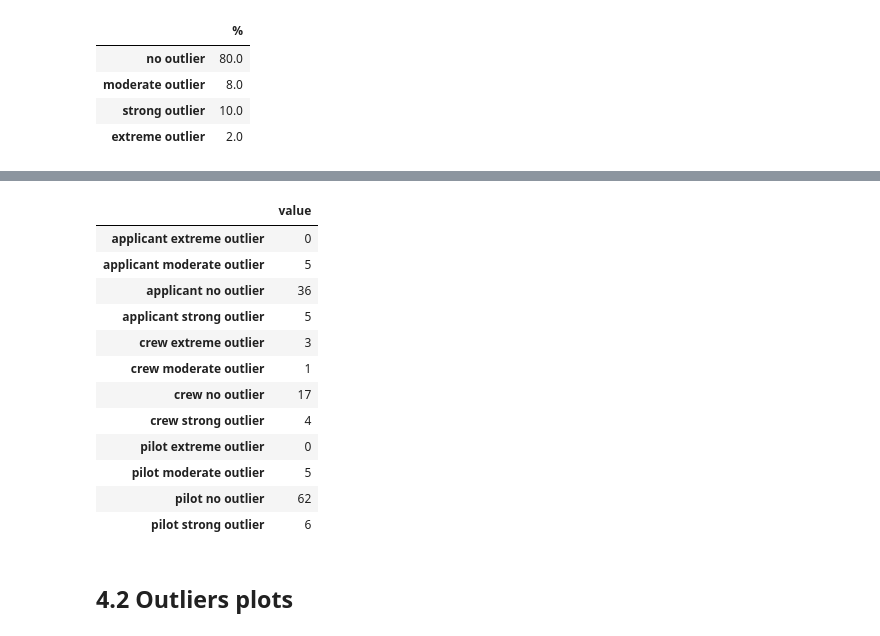
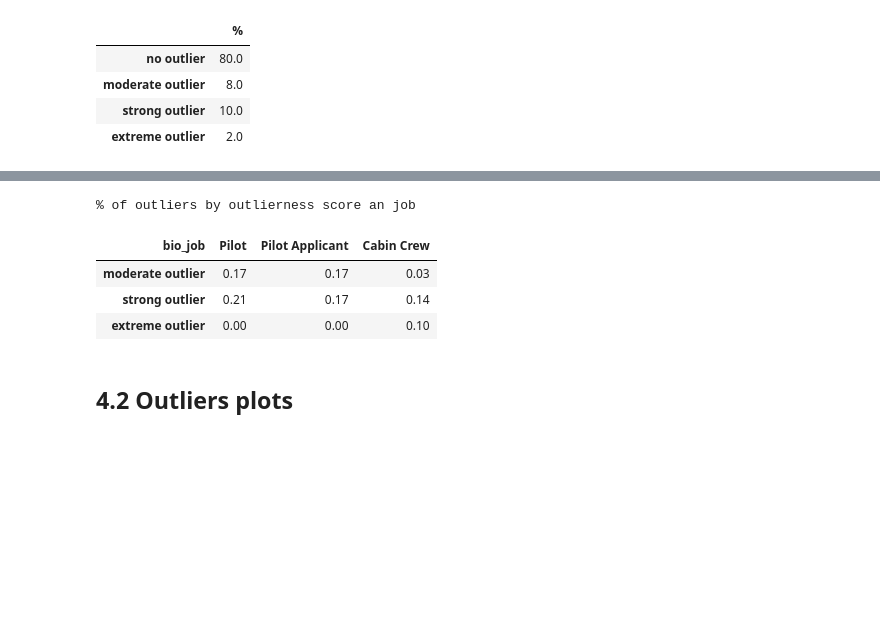
Before and after one commit to alkaest2002/mhsc, a Jupyter notebook: analysis.ipynb, the cells around one changed output, grey strips where cells are left out. Drawn from its saved outputs; the diff is of its cells as text; code cells hidden in the pictures; blank space fills up the shorter version.

```diff
--- a/analysis.ipynb
+++ b/analysis.ipynb
@@ -404,39 +410,31 @@ grouping = [
-# %%
-outliers_columns = [f"outlier_{o}" for o in ["sentinel","uniqueness","isof_items", "isof_parts"]]
-
-outlier_scores_by_job = (df.pivot_table(
-    index=outliers_columns, columns="bio_job", values="bio_gender", fill_value=0, aggfunc=np.size)
-     .reset_index(drop=False)
-)
-
-grouping = ["extreme outlier","strong outlier","strong outlier","moderate outlier","strong outlier",
-         "strong outlier","strong outlier","moderate outlier","moderate outlier","moderate outlier","no outlier"]
-
-pilot_grouping = [f"pilot {x}" for x in grouping]
-applicant_grouping = [f"applicant {x}" for x in grouping]
-crew_grouping = [f"crew {x}" for x in grouping]
-
-grouping_combo = pd.Series([*pilot_grouping, *applicant_grouping, *crew_grouping])
-
-(outlier_scores_by_job
-     .melt(id_vars=outliers_columns)
-     .groupby(grouping_combo)["value"].sum()
-     .to_frame()
-)
-# %% [output]
-|  | value |
-| applicant extreme outlier | 0 |
-| applicant moderate outlier | 5 |
-| applicant no outlier | 36 |
-| applicant strong outlier | 5 |
-| crew extreme outlier | 3 |
-| crew moderate outlier | 1 |
-| crew no outlier | 17 |
-| crew strong outlier | 4 |
-| pilot extreme outlier | 0 |
-| pilot moderate outlier | 5 |
-| pilot no outlier | 62 |
-| pilot strong outlier | 6 |
+# %%
+outliers_columns = [f"outlier_{o}" for o in ["sentinel","uniqueness","isof_items", "isof_parts"]]
+
+outlier_scores_by_job = (df.pivot_table(
+    index=outliers_columns, columns="bio_job", values="bio_gender", fill_value=0, aggfunc=np.size)
+     .reset_index(drop=False)
+)
+
+grouping = ["extreme outlier","strong outlier","strong outlier","moderate outlier","strong outlier",
+         "strong outlier","strong outlier","moderate outlier","moderate outlier","moderate outlier"]
+
+
+(
+    (outlier_scores_by_job[outlier_scores_by_job[outliers_columns].sum(axis=1) < 4]
+        .iloc[:, 4:]
+        .groupby(grouping)
+            .sum() / count_of_outiers
+    ).reindex(["moderate outlier", "strong outlier", "extreme outlier"])
+    .style
+        .format(precision=2)
+        .set_caption("% of outliers by outlierness score an job")
+)
+# %% [output]
+% of outliers by outlierness score an job
+| bio_job | Pilot | Pilot Applicant | Cabin Crew |
+| moderate outlier | 0.17 | 0.17 | 0.03 |
+| strong outlier | 0.21 | 0.17 | 0.14 |
+| extreme outlier | 0.00 | 0.00 | 0.10 |
 # %% [markdown]
 ## 4.2 Outliers plots
 # %%
```
Also changed, not shown: parts of 1 cell of this notebook, 2 other files.
